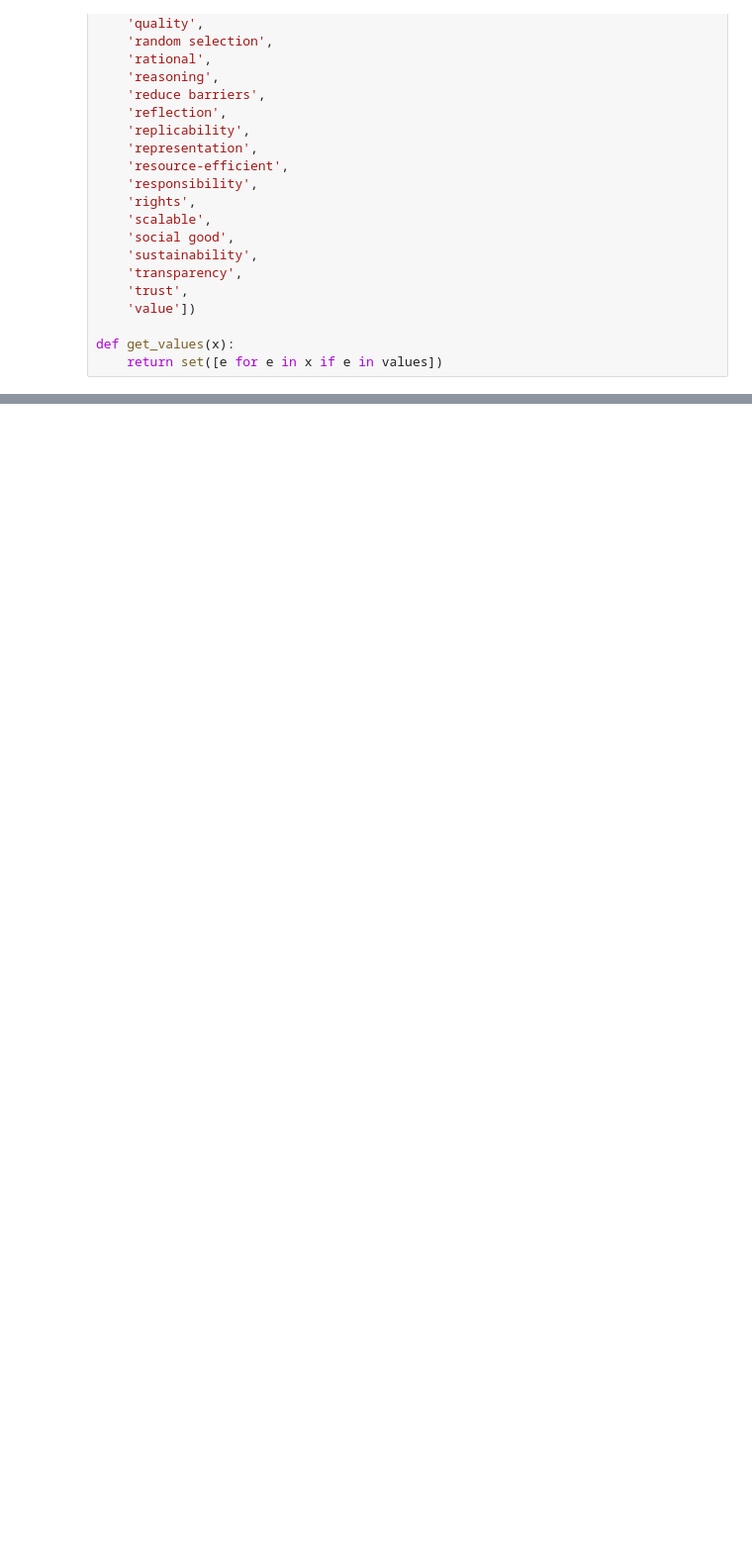
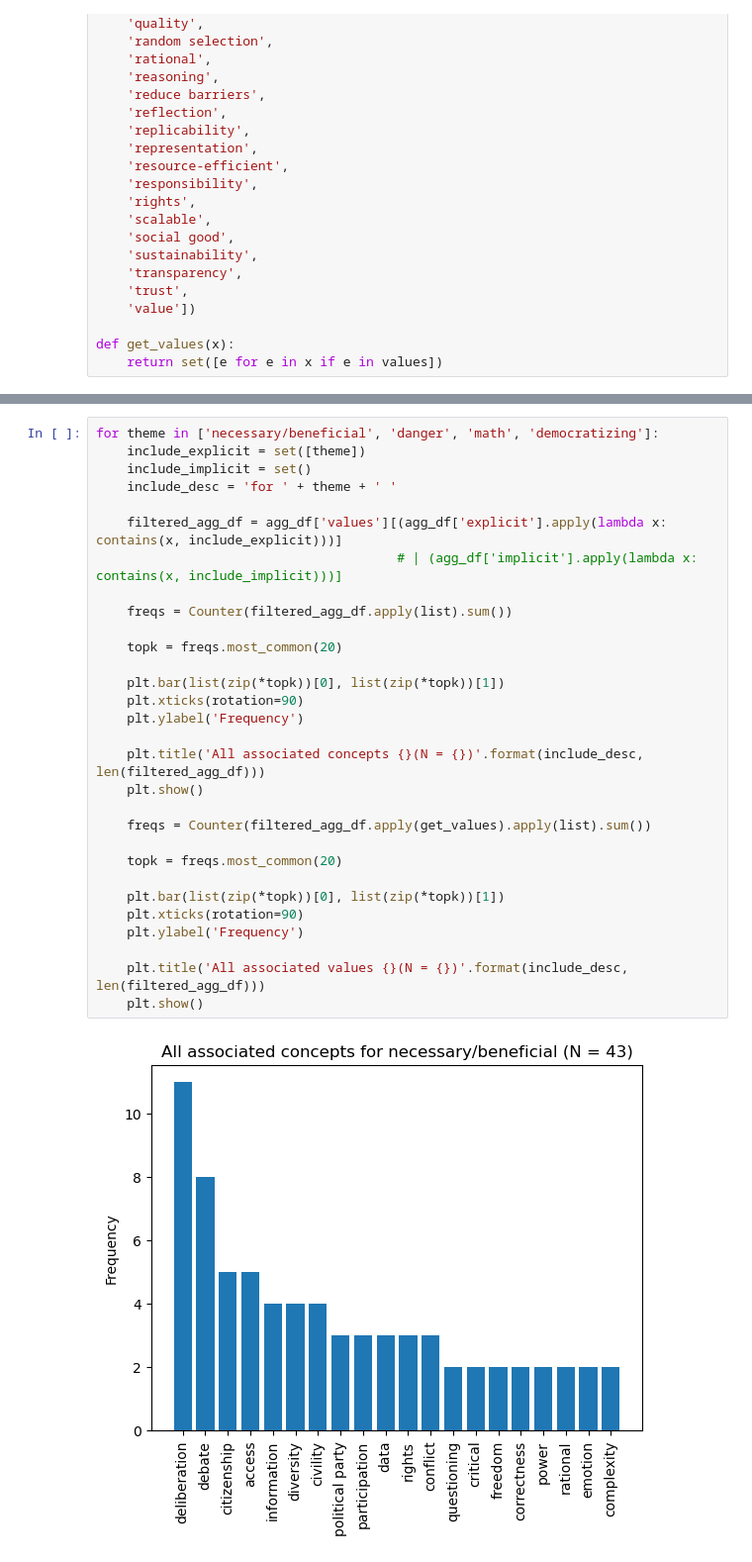
Before and after one commit to ArjunSubramonian/democratization-nlp, a Jupyter notebook: thematic-analysis.ipynb, the cells around one changed output, grey strips where cells are left out. Shown: that part at 99% size. Drawn from its saved outputs; the diff is of its cells as text; blank space fills up the shorter version.

```diff
--- a/thematic-analysis.ipynb
+++ b/thematic-analysis.ipynb
@@ -230,0 +240,32 @@ for exclude_explicit, exclude_implicit, exclude_desc in [
+# %%
+for theme in ['necessary/beneficial', 'danger', 'math', 'democratizing']:
+    include_explicit = set([theme])
+    include_implicit = set()
+    include_desc = 'for ' + theme + ' '
+
+    filtered_agg_df = agg_df['values'][(agg_df['explicit'].apply(lambda x: contains(x, include_explicit)))]
+                                       # | (agg_df['implicit'].apply(lambda x: contains(x, include_implicit)))]
+
+    freqs = Counter(filtered_agg_df.apply(list).sum())
+
+    topk = freqs.most_common(20)
+
+    plt.bar(list(zip(*topk))[0], list(zip(*topk))[1])
+    plt.xticks(rotation=90)
+    plt.ylabel('Frequency')
+
+    plt.title('All associated concepts {}(N = {})'.format(include_desc, len(filtered_agg_df)))
+    plt.show()
+
+    freqs = Counter(filtered_agg_df.apply(get_values).apply(list).sum())
+
+    topk = freqs.most_common(20)
+
+    plt.bar(list(zip(*topk))[0], list(zip(*topk))[1])
+    plt.xticks(rotation=90)
+    plt.ylabel('Frequency')
+
+    plt.title('All associated values {}(N = {})'.format(include_desc, len(filtered_agg_df)))
+    plt.show()
+# %% [output]
+[figure, added]
```
Also changed, not shown: parts of 5 cells of this notebook.
